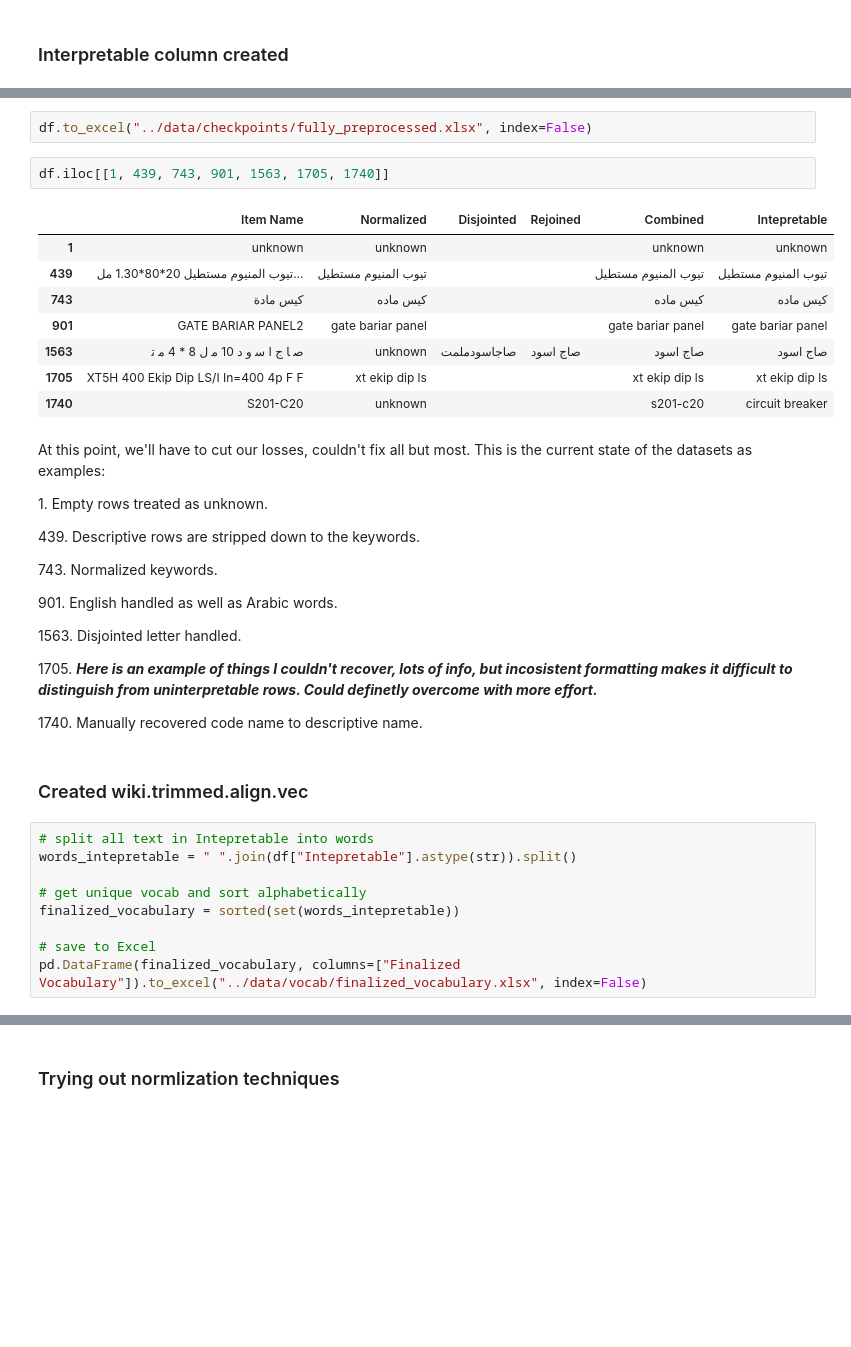
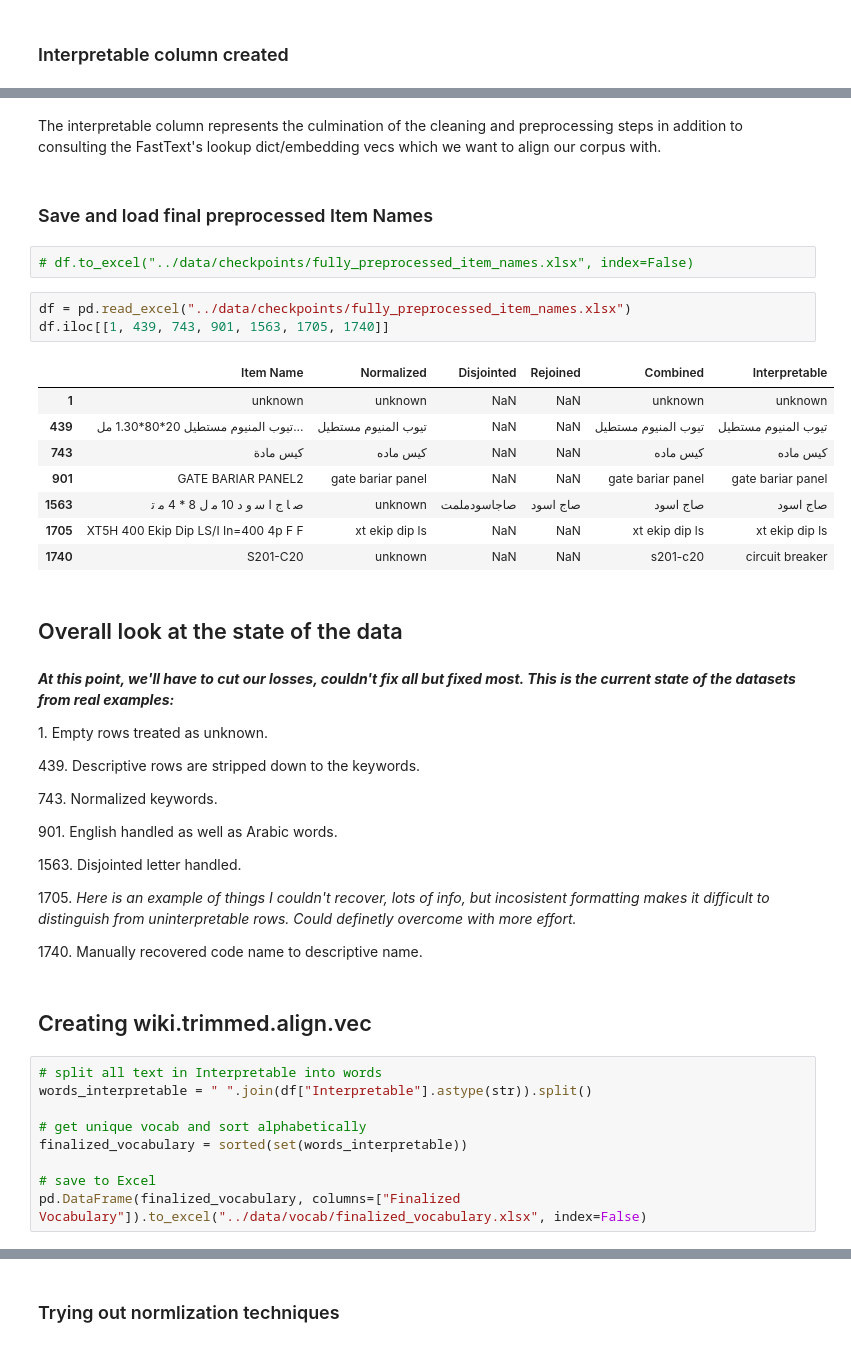
Before and after one commit to abodeza/Purchase_Data_Analysis, a Jupyter notebook: notebooks/NLP.ipynb, the cells around one changed output, grey strips where cells are left out. Cells and saved outputs as stored; diff of their text form; blank space fills up the shorter version.

```diff
--- a/notebooks/NLP.ipynb
+++ b/notebooks/NLP.ipynb
@@ -1336,18 +1348,25 @@ df = apply_mapping_to_dataframe(df, unknown, ft_ar_aligned, ft_en_aligned,
+# %% [markdown]
+The interpretable column represents the culmination of the cleaning and preprocessing steps in addition to consulting the FastText's lookup dict/embedding vecs which we want to align our corpus with.
+# %% [markdown]
+### Save and load final preprocessed Item Names
 # %%
-df.to_excel("../data/checkpoints/fully_preprocessed.xlsx", index=False)
+# df.to_excel("../data/checkpoints/fully_preprocessed_item_names.xlsx", index=False)
 # %%
+df = pd.read_excel("../data/checkpoints/fully_preprocessed_item_names.xlsx")
 df.iloc[[1, 439, 743, 901, 1563, 1705, 1740]]
 # %% [output]
-|  | Item Name | Normalized | Disjointed | Rejoined | Combined | Intepretable |
-| 1 | unknown | unknown |  |  | unknown | unknown |
-| 439 | تيوب المنيوم مستطيل 20*80*1.30 مل... | تيوب المنيوم مستطيل |  |  | تيوب المنيوم مستطيل | تيوب المنيوم مستطيل |
-| 743 | كيس مادة | كيس ماده |  |  | كيس ماده | كيس ماده |
-| 901 | GATE BARIAR PANEL2 | gate bariar panel |  |  | gate bariar panel | gate bariar panel |
+|  | Item Name | Normalized | Disjointed | Rejoined | Combined | Interpretable |
+| 1 | unknown | unknown | NaN | NaN | unknown | unknown |
+| 439 | تيوب المنيوم مستطيل 20*80*1.30 مل... | تيوب المنيوم مستطيل | NaN | NaN | تيوب المنيوم مستطيل | تيوب المنيوم مستطيل |
+| 743 | كيس مادة | كيس ماده | NaN | NaN | كيس ماده | كيس ماده |
+| 901 | GATE BARIAR PANEL2 | gate bariar panel | NaN | NaN | gate bariar panel | gate bariar panel |
 | 1563 | ﺻ ﺎ ﺝ ﺍ ﺳ و د 10 ﻣ ﻝ 8 * 4 ﻣ ﺗ | unknown | صاجاسودملمت | صاج اسود | صاج اسود | صاج اسود |
-| 1705 | XT5H 400 Ekip Dip LS/I In=400 4p F F | xt ekip dip ls |  |  | xt ekip dip ls | xt ekip dip ls |
-| 1740 | S201-C20 | unknown |  |  | s201-c20 | circuit breaker |
+| 1705 | XT5H 400 Ekip Dip LS/I In=400 4p F F | xt ekip dip ls | NaN | NaN | xt ekip dip ls | xt ekip dip ls |
+| 1740 | S201-C20 | unknown | NaN | NaN | s201-c20 | circuit breaker |
+# %% [markdown]
+## Overall look at the state of the data
 # %% [markdown]
-At this point, we'll have to cut our losses, couldn't fix all but most. This is the current state of the datasets as examples:
+***At this point, we'll have to cut our losses, couldn't fix all but fixed most. This is the current state of the datasets from real examples:***
 
 1\. Empty rows treated as unknown.
 
@@ -1359,17 +1378,17 @@ At this point, we'll have to cut our losses, couldn't fix all but most. This is
 
 1563\. Disjointed letter handled.
 
-1705\. ***Here is an example of things I couldn't recover, lots of info, but incosistent formatting makes it difficult to distinguish from uninterpretable rows. Could definetly overcome with more effort.***
+1705\. *Here is an example of things I couldn't recover, lots of info, but incosistent formatting makes it difficult to distinguish from uninterpretable rows. Could definetly overcome with more effort.*
 
 1740\. Manually recovered code name to descriptive name.
 # %% [markdown]
-### Created wiki.trimmed.align.vec
+## Creating wiki.trimmed.align.vec
 # %%
-# split all text in Intepretable into words
-words_intepretable = " ".join(df["Intepretable"].astype(str)).split()
+# split all text in Interpretable into words
+words_interpretable = " ".join(df["Interpretable"].astype(str)).split()
 
 # get unique vocab and sort alphabetically
-finalized_vocabulary = sorted(set(words_intepretable))
+finalized_vocabulary = sorted(set(words_interpretable))
 
 # save to Excel
 pd.DataFrame(finalized_vocabulary, columns=["Finalized Vocabulary"]).to_excel("../data/vocab/finalized_vocabulary.xlsx", index=False)
```
Also changed, not shown: parts of 41 cells of this notebook, 1 other file.
